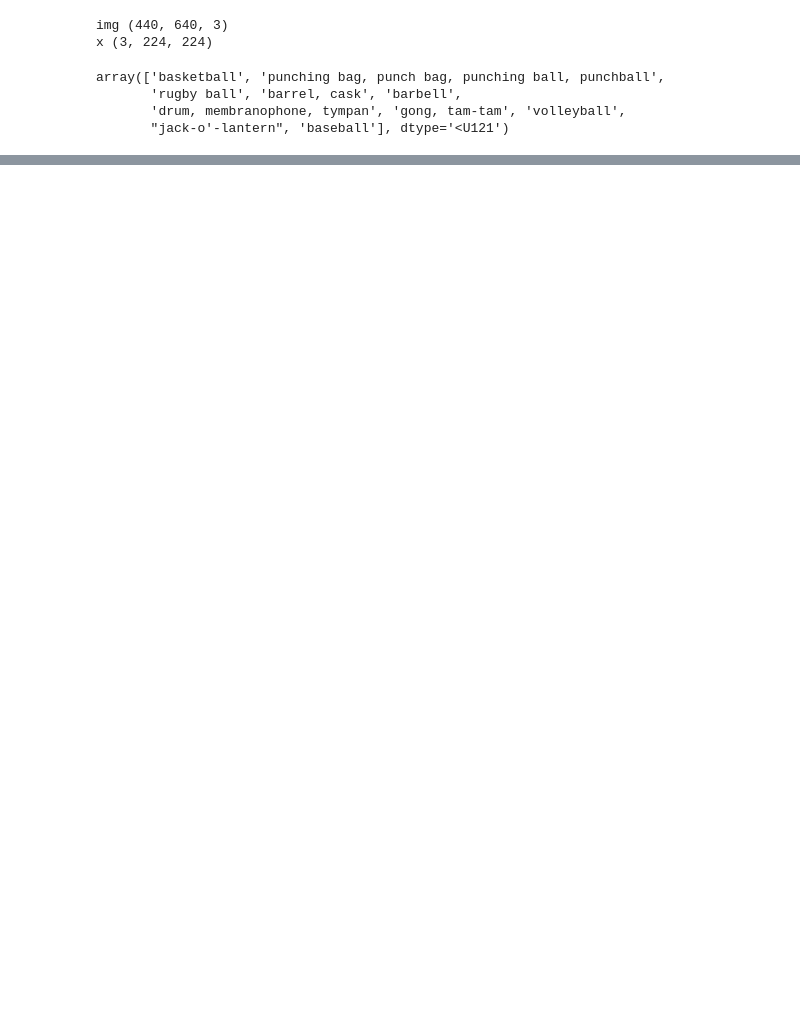
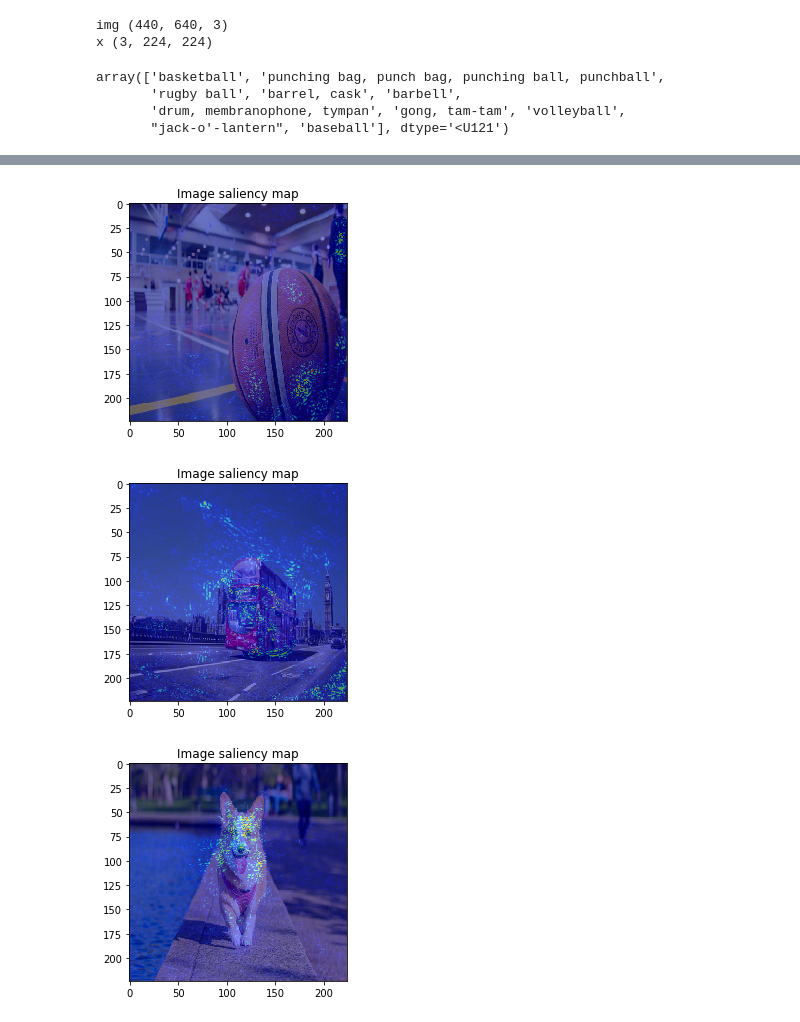
Before and after one commit to corochann/chainer-saliency, a Jupyter notebook: examples/image/visualize-saliency-image.ipynb, the cells around one changed output, grey strips where cells are left out. Saved outputs shown, nothing was run; the diff lists cells and outputs as text; code cells hidden in the pictures; blank space fills up the shorter version.

```diff
--- a/examples/image/visualize-saliency-image.ipynb
+++ b/examples/image/visualize-saliency-image.ipynb
@@ -271,0 +255,9 @@ visualizer.visualize(saliency_vanilla_mean, feature_names=iris.feature_names, nu
+# %%
+for index in range(len(saliency_vanilla)):
+    image = imgs[index].resize(saliency_bayes[index].shape)
+    # visualizer.visualize(saliency_bayes[index], image, show_colorbar=False)
+    visualizer.visualize(saliency_bayes[index], image, show_colorbar=False, save_filepath='results/{:03}_bayes.png'.format(index))
+# %% [output]
+[figure, added]
+[figure, added]
+[figure, added]
```
Also changed, not shown: parts of 37 cells of this notebook, 2 other files.
